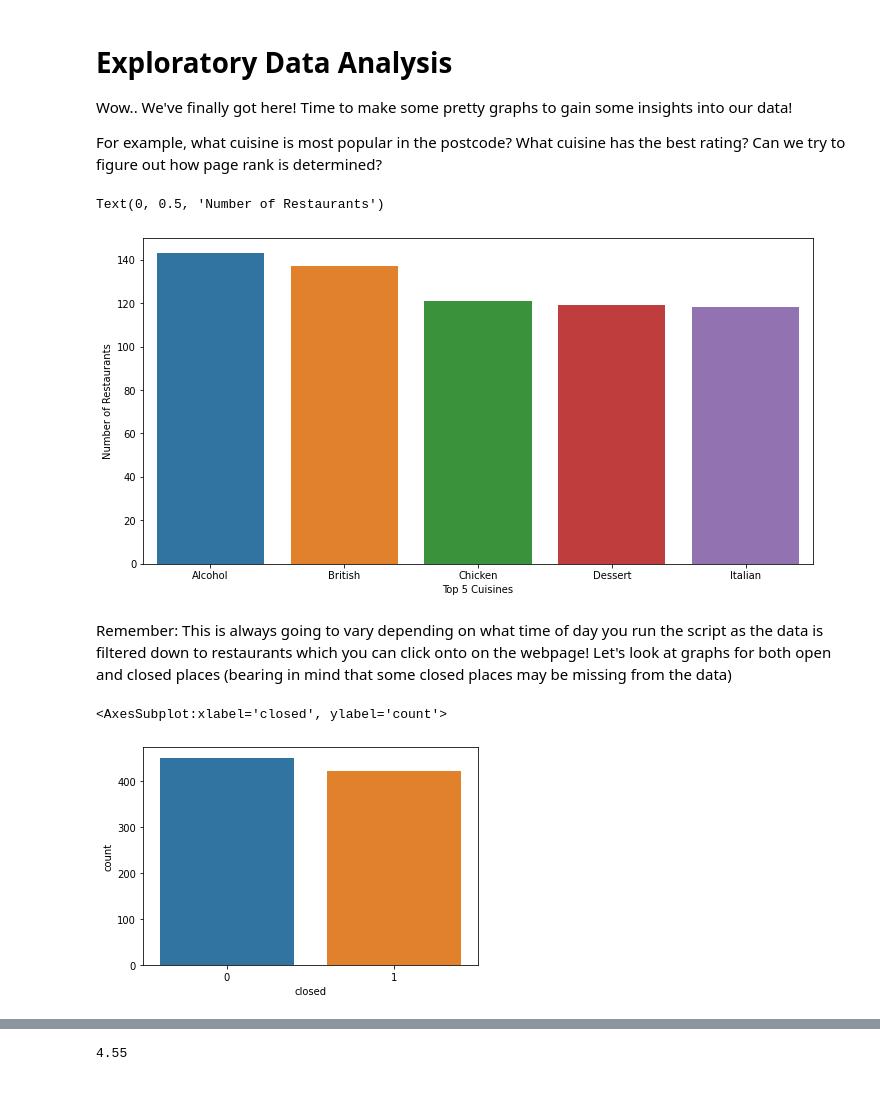
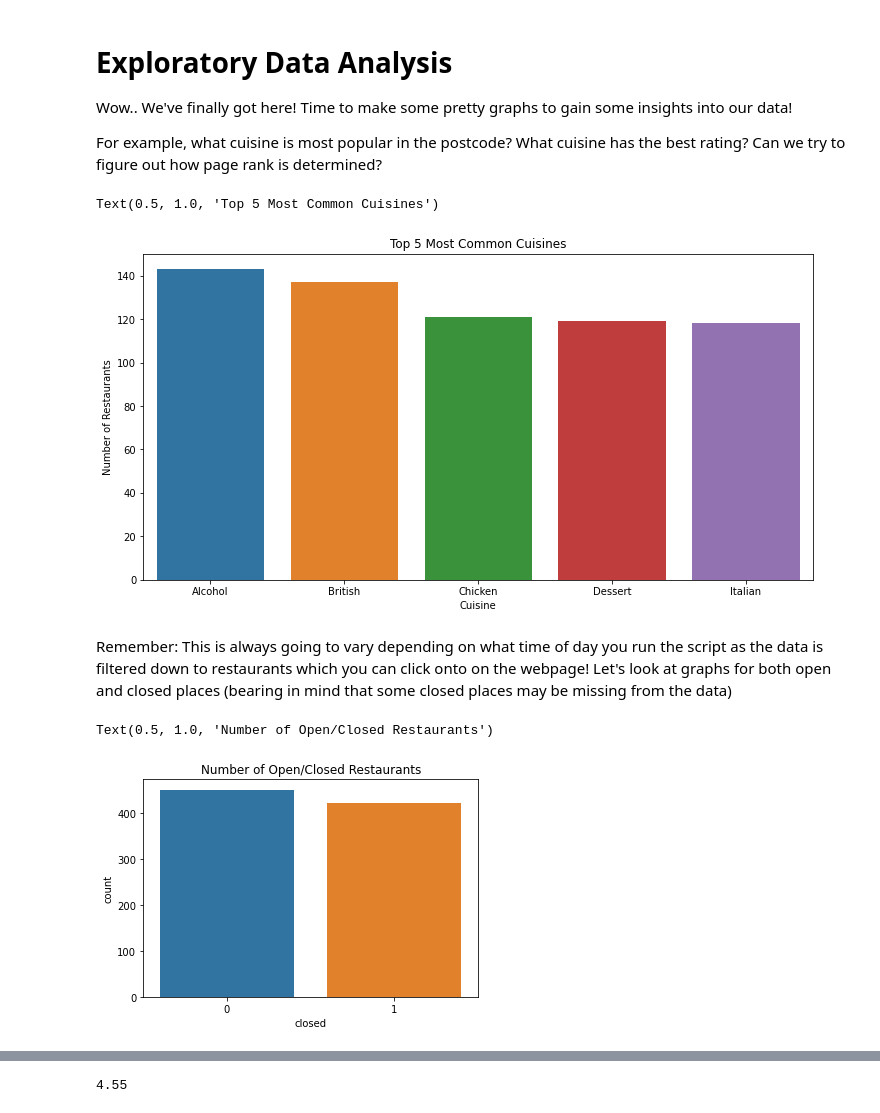
Before and after one commit to SelvinSelbaraju/deliveroo-web-scraper, a Jupyter notebook: Deliveroo - Web Scraper and Data Analysis.ipynb, the cells around one changed output, grey strips where cells are left out. Saved outputs shown, nothing was run; the diff lists cells and outputs as text; code cells hidden in the pictures.

Commit message:
added titles to graphs and made easier to use after initial scrape

```diff
--- a/Deliveroo - Web Scraper and Data Analysis.ipynb
+++ b/Deliveroo - Web Scraper and Data Analysis.ipynb
@@ -431,23 +435,25 @@ def return_cuisine_numbers(df, cuisine_list = cuisine_list):
 # %%
 all_restaurant_cuisines = return_cuisine_numbers(restaurant_df_clean)
 
 no_top = 5
 
 plt.subplots(figsize = (12,6))
 sns.barplot(x = all_restaurant_cuisines.head(no_top).index,y = all_restaurant_cuisines.head(no_top))
-plt.xlabel(f'Top {no_top} Cuisines')
+plt.xlabel('Cuisine')
 plt.ylabel('Number of Restaurants')
+plt.title(f'Top {no_top} Most Common Cuisines')
 # %% [output]
-Text(0, 0.5, 'Number of Restaurants')
+Text(0.5, 1.0, 'Top 5 Most Common Cuisines')
-[figure, old version]
+[figure, new version]
 # %% [markdown]
 Remember: This is always going to vary depending on what time of day you run the script as the data is filtered down to restaurants which you can click onto on the webpage! Let's look at graphs for both open and closed places (bearing in mind that some closed places may be missing from the data)
 # %%
 # Let's see what proportion of the restaurants are open
 sns.countplot(restaurant_df_clean['closed'])
+plt.title('Number of Open/Closed Restaurants')
 # %% [output]
-<AxesSubplot:xlabel='closed', ylabel='count'>
+Text(0.5, 1.0, 'Number of Open/Closed Restaurants')
-[figure, old version]
+[figure, new version]
 # %%
 open_restaurant_cuisines = return_cuisine_numbers(restaurant_df_clean[restaurant_df_clean['closed'] == 0])
 closed_restaurant_cuisines = return_cuisine_numbers(restaurant_df_clean[restaurant_df_clean['closed'] == 1])
```
Also changed, not shown: parts of 12 cells of this notebook, 1 other file.
